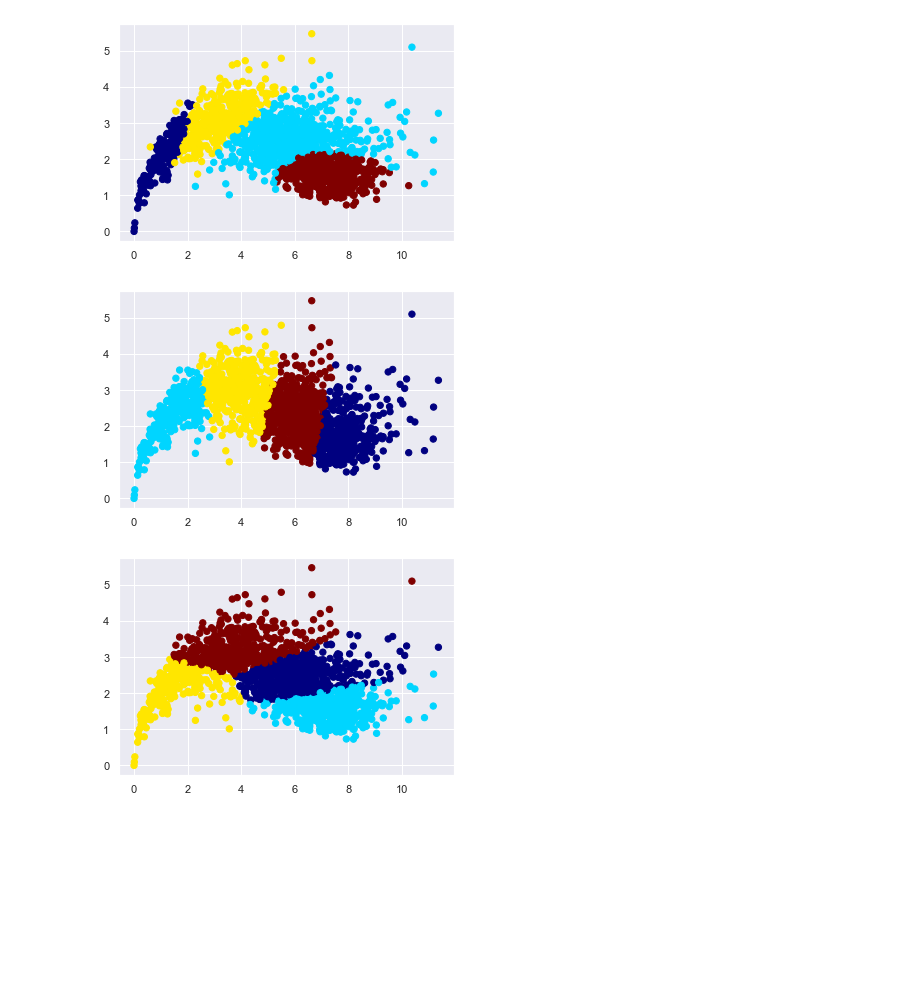
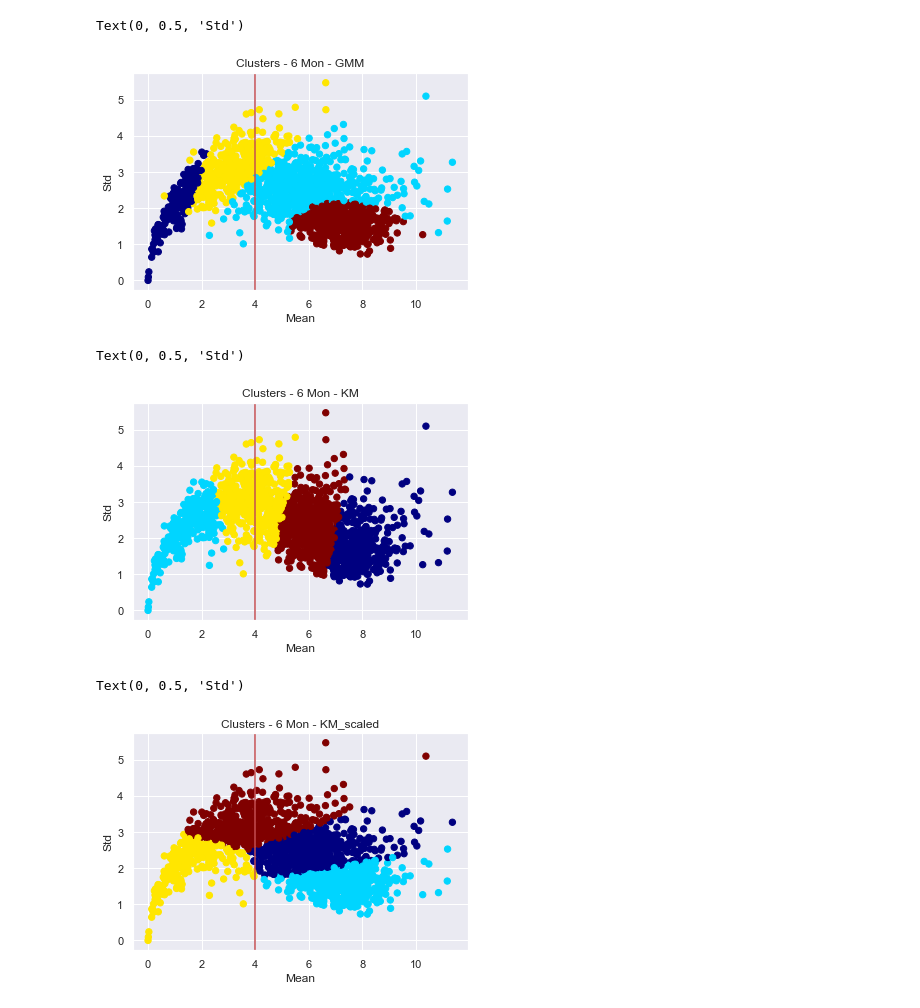
Before and after one commit to bmouryakr/CTAP-Clustering, a Jupyter notebook: CTAP - Classification.ipynb, the cells around one changed output. Cells and saved outputs as stored; diff of their text form; code cells hidden in the pictures; blank space fills up the shorter version.

```diff
--- a/CTAP - Classification.ipynb
+++ b/CTAP - Classification.ipynb
@@ -10,8 +10,10 @@ from sklearn.mixture import GaussianMixture as mix
 from sklearn.cluster import KMeans as KM
 from sklearn.preprocessing import StandardScaler
 from sklearn.ensemble import RandomForestClassifier as RF
+from sklearn.model_selection import cross_val_score as cvs
+from sklearn.model_selection import train_test_split as tts
 warnings.filterwarnings('ignore')
-df = pd.read_csv("/Users/mkr4014/Desktop/CTAP/ctap.csv")
+df1 = pd.read_csv("/Users/mkr4014/Desktop/Academics/CTAP/ctap.csv")
 # %%
 def scaled(df,df1):
     X = df1.values
@@ -132,5 +179,5 @@ def calc_probabilities(df_list):
 # %%
-df = df.drop(columns = ['Unnamed: 0','LINE','FLO_LEAK_PHILLIPS','FLO_LEAK_RES_MED','FLO_LEAK_OTHER','RES_MED_PRES','PHILIPS_PRES','RECORDED_TIME','CONTACT_DATE'])
+df = df1.drop(columns = ['Unnamed: 0','LINE','FLO_LEAK_PHILLIPS','FLO_LEAK_RES_MED','FLO_LEAK_OTHER','RES_MED_PRES','PHILIPS_PRES','RECORDED_TIME','CONTACT_DATE'])
 # %%
 df_30 = df[df['DAYS_ON']<=30]
 df_60 = df[(df['DAYS_ON']>30) & (df['DAYS_ON']<=60)]
@@ -177,8 +307,13 @@ labels = model_gm.predict(df_tot)
 df_tot['labels'] = labels
 # %%
 plt.scatter(df_tot['mean'].values, df_tot['std'].values, c=df_tot['labels'].values, s=40, cmap='jet');
+plt.axvline(x=4, color='r')
+plt.title('Clusters - 6 Mon - GMM')
+plt.xlabel('Mean')
+plt.ylabel('Std')
 # %% [output]
+Text(0, 0.5, 'Std')
-[figure, old version]
+[figure, new version]
 # %%
 df_tot = df_tot.drop(columns=['labels'])
 # %%
@@ -188,8 +323,13 @@ labels_KM = model_KM.predict(df_tot)
 df_tot['labels'] = labels_KM
 # %%
 plt.scatter(df_tot['mean'].values, df_tot['std'].values, c=df_tot['labels'].values, s=40, cmap='jet');
+plt.axvline(x=4, color='r')
+plt.title('Clusters - 6 Mon - KM')
+plt.xlabel('Mean')
+plt.ylabel('Std')
 # %% [output]
+Text(0, 0.5, 'Std')
-[figure, old version]
+[figure, new version]
 # %%
 df_tot = df_tot.drop(columns=['labels'])
 # %%
@@ -199,8 +339,13 @@ labels_KM = model_KM_scaled.predict(df_tot_scaled)
 df_tot['labels'] = labels_KM
 # %%
 plt.scatter(df_tot['mean'].values, df_tot['std'].values, c=df_tot['labels'].values, s=40, cmap='jet');
+plt.axvline(x=4, color='r')
+plt.title('Clusters - 6 Mon - KM_scaled')
+plt.xlabel('Mean')
+plt.ylabel('Std')
 # %% [output]
+Text(0, 0.5, 'Std')
-[figure, old version]
+[figure, new version]
 # %%
 df_tot = df_tot.drop(columns=['labels'])
 # %%
```
Also changed, not shown: parts of 55 cells of this notebook, 1 other file.
